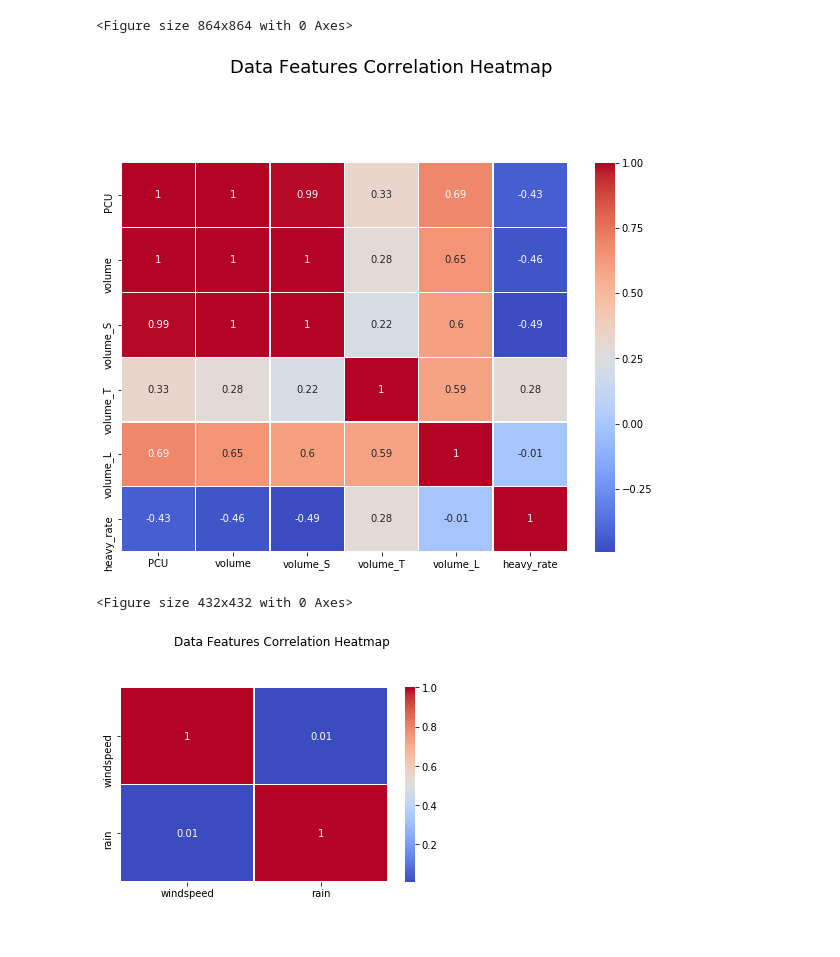
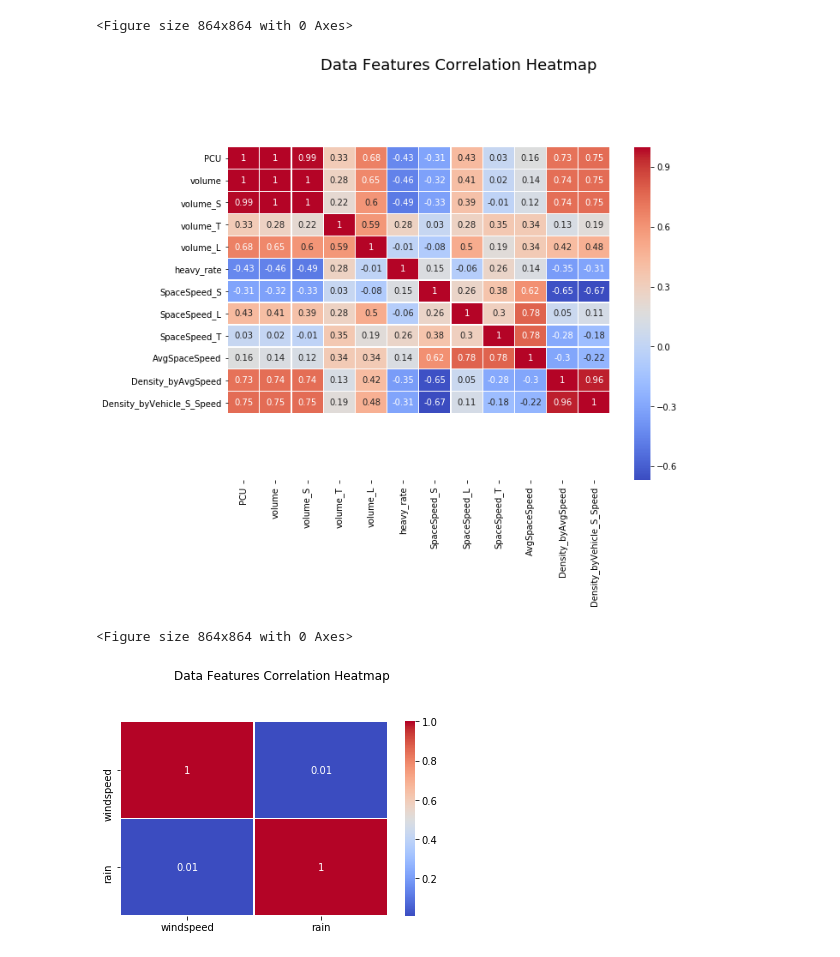
Before and after one commit to HsuanChih-Wang/ETC_FreewayAccidentAnalysis, a Jupyter notebook: FreewayAccidentAnalysis_jupyter-FW3.ipynb, the cells around one changed output. Drawn from its saved outputs; the diff is of its cells as text; code cells hidden in the pictures.

```diff
--- a/FreewayAccidentAnalysis_jupyter-FW3.ipynb
+++ b/FreewayAccidentAnalysis_jupyter-FW3.ipynb
@@ -11,7 +11,7 @@ import matplotlib.pyplot as plt
 import seaborn as sns
 # %%
 # Load Data Freeway 3 ------------------------------------------
-data_fw3 = pd.read_csv("output/fw3_2020_north_final(afterSQL).csv")
+data_fw3 = pd.read_csv("output/STEP3. after_add_density/FW3_North_All(afterSQL).csv")
 # %%
 data_fw3.describe()
 # %% [output]
@@ -31,7 +31,7 @@ data_fw3.describe()
 ## Drop data FREEWAY 3
 # %%
 # drop data
-data_fw3.drop(['num', 'startkilo', 'endkilo', 'year', 'date', 'starttime', 'endtime'], axis=1, inplace=True)
+data_fw3.drop(['other', 'num', 'startkilo', 'endkilo', 'year', 'date', 'starttime', 'endtime'], axis=1, inplace=True)
 # Since the values of feature "speed limit" are all the same, we drop the feature
 data_fw3.drop(['speedlimit'], axis=1, inplace=True)
 data_fw3.drop(['pavement', 'cement', 'remark', 'one'], axis=1, inplace=True)
@@ -136,7 +138,11 @@ roadGeometryRelatedData = pd.concat([data_fw3['lane'], data_fw3['totalwidth'], d
                                      data_fw3['inshoulder'], data_fw3['outshoulder'], data_fw3['upslopelength'],
                                      data_fw3['downslopelength'], data_fw3['maxupslope'], data_fw3['maxdownslope'],
                                      data_fw3['curvelength'], data_fw3['minradius'], data_fw3['tunnellength']], axis=1)
-trafficFlowRelatedData = pd.concat([data_fw3['PCU'], data_fw3['volume'], data_fw3['volume_S'], data_fw3['volume_T'], data_fw3['volume_L'], data_fw3['heavy_rate']], axis=1)
+trafficFlowRelatedData = pd.concat([data_fw3['PCU'], data_fw3['volume'],
+                                    data_fw3['volume_S'], data_fw3['volume_T'], data_fw3['volume_L'], data_fw3['heavy_rate'],
+                                    data_fw3['SpaceSpeed_S'], data_fw3['SpaceSpeed_L'], data_fw3['SpaceSpeed_T'],
+                                    data_fw3['AvgSpaceSpeed'],
+                                    data_fw3['Density_byAvgSpeed'], data_fw3['Density_byVehicle_S_Speed']], axis=1)
 weatherRelatedData = pd.concat([data_fw3['windspeed'], data_fw3['rain']], axis=1)
 # %%
 # draw a heatmap -> roadGeometryRelatedData
@@ -155,17 +161,17 @@ plt.show() #畫出熱力圖
 # %%
 # draw a heatmap -> trafficRelatedData
 corr = trafficFlowRelatedData.corr()
 f, ax = plt.subplots(figsize=(10, 8))
 
 plt.figure(figsize=(len(trafficFlowRelatedData.columns), len(trafficFlowRelatedData.columns)))
 hm = sns.heatmap(round(corr,2),annot=True, ax=ax, cmap='coolwarm', linewidths=.3)
 f.subplots_adjust(top=0.8)
-ax.set_ylim(6, 0)
+ax.set_ylim(15, 0)
 t= f.suptitle('Data Features Correlation Heatmap', fontsize=18)
 plt.show() #畫出熱力圖
 # %% [output]
-[figure, old version]
+[figure, new version]
-<Figure size 432x432 with 0 Axes>
+<Figure size 864x864 with 0 Axes>
 # %%
 # draw a heatmap -> trafficRelatedData
 corr = weatherRelatedData.corr()
```
Also changed, not shown: parts of 4 cells of this notebook, 6 other files.
